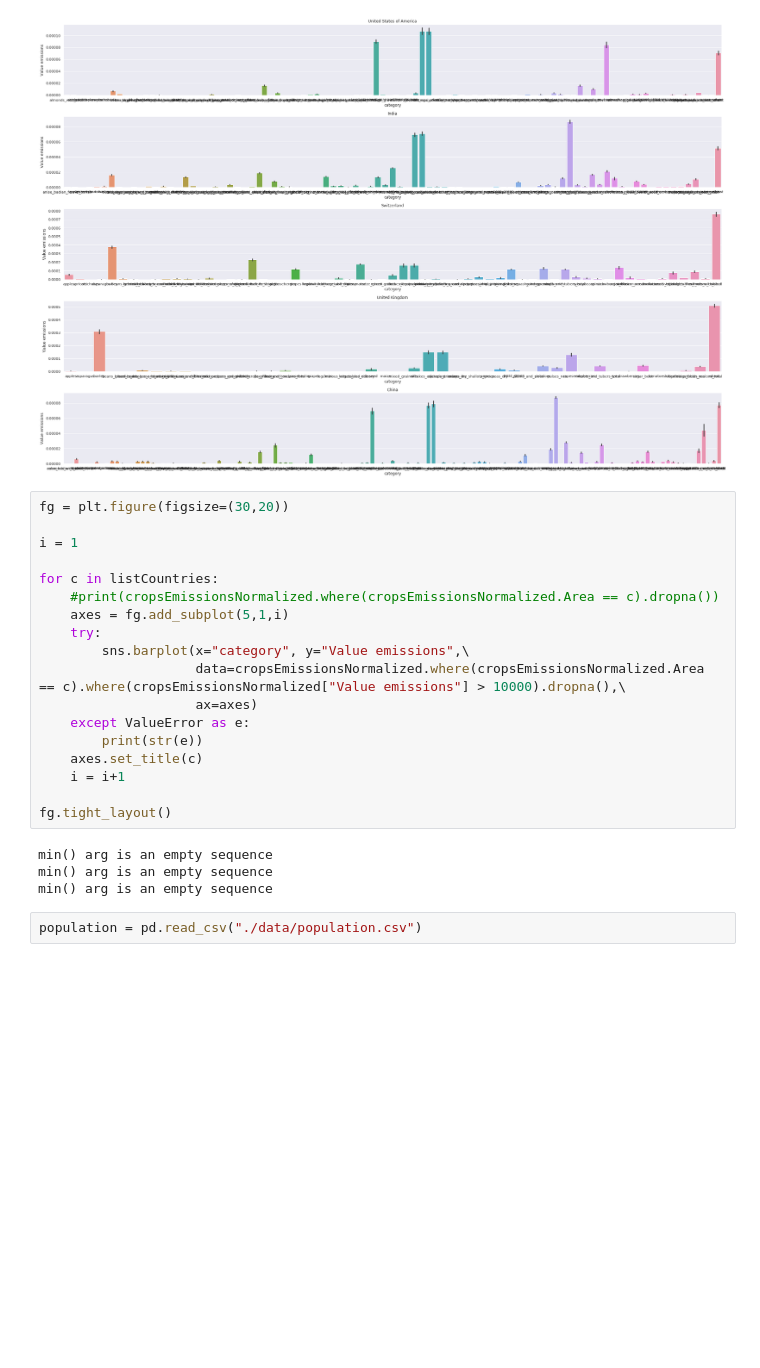
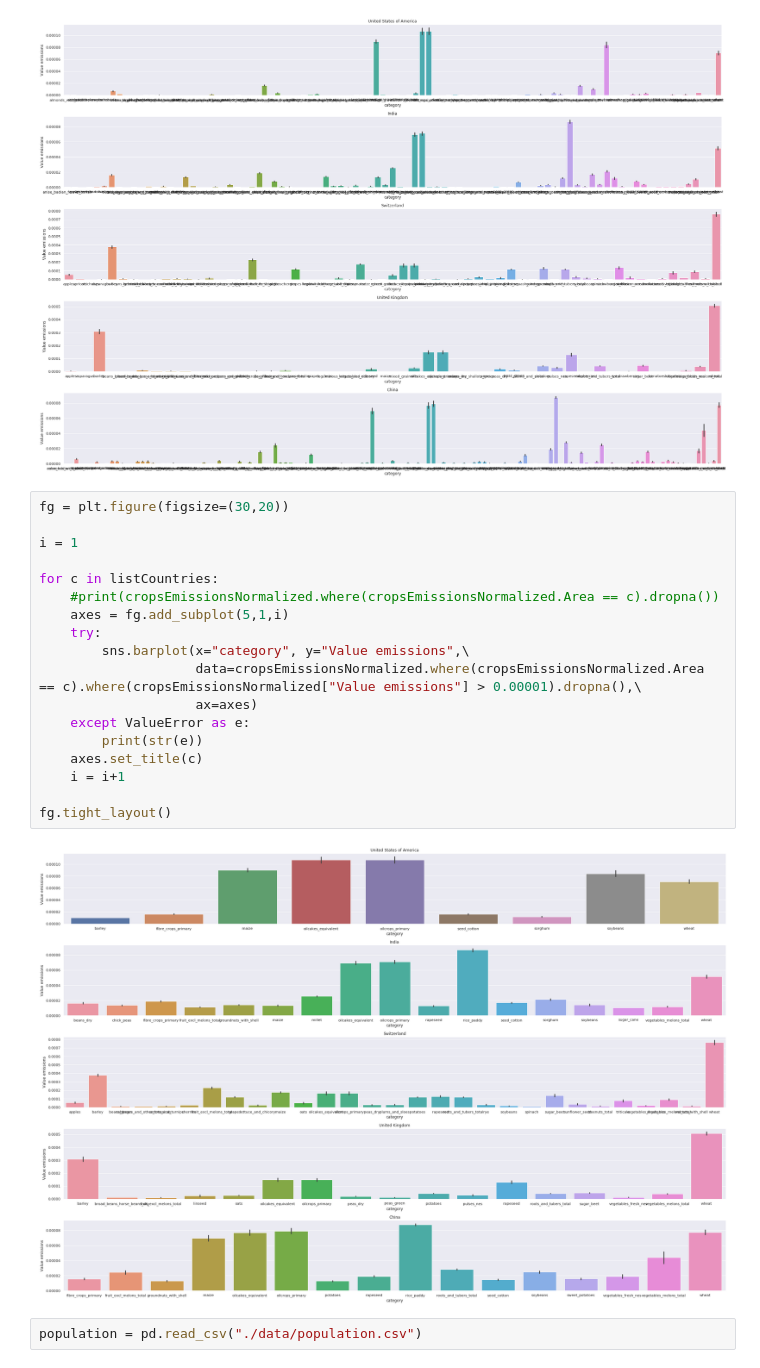
Before and after one commit to shivz7/ADA, a Jupyter notebook: questions_1_2.ipynb, the cells around one changed output. Drawn from its saved outputs; the diff is of its cells as text; blank space fills up the shorter version.

Commit message:
Model prediction emissions working

```diff
--- a/questions_1_2.ipynb
+++ b/questions_1_2.ipynb
@@ -353,25 +353,23 @@ fg.tight_layout()
 # %%
 fg = plt.figure(figsize=(30,20))
 
 i = 1
 
 for c in listCountries:
     #print(cropsEmissionsNormalized.where(cropsEmissionsNormalized.Area == c).dropna())
     axes = fg.add_subplot(5,1,i)
     try:
         sns.barplot(x="category", y="Value emissions",\
-                    data=cropsEmissionsNormalized.where(cropsEmissionsNormalized.Area == c).where(cropsEmissionsNormalized["Value emissions"] > 10000).dropna(),\
+                    data=cropsEmissionsNormalized.where(cropsEmissionsNormalized.Area == c).where(cropsEmissionsNormalized["Value emissions"] > 0.00001).dropna(),\
                     ax=axes)
     except ValueError as e:
         print(str(e))
     axes.set_title(c)
     i = i+1
 
 fg.tight_layout()
 # %% [output]
-min() arg is an empty sequence
-min() arg is an empty sequence
-min() arg is an empty sequence
+[figure, added]
 # %%
 population = pd.read_csv("./data/population.csv")
 # %%
```
Also changed, not shown: parts of 12 cells of this notebook.
